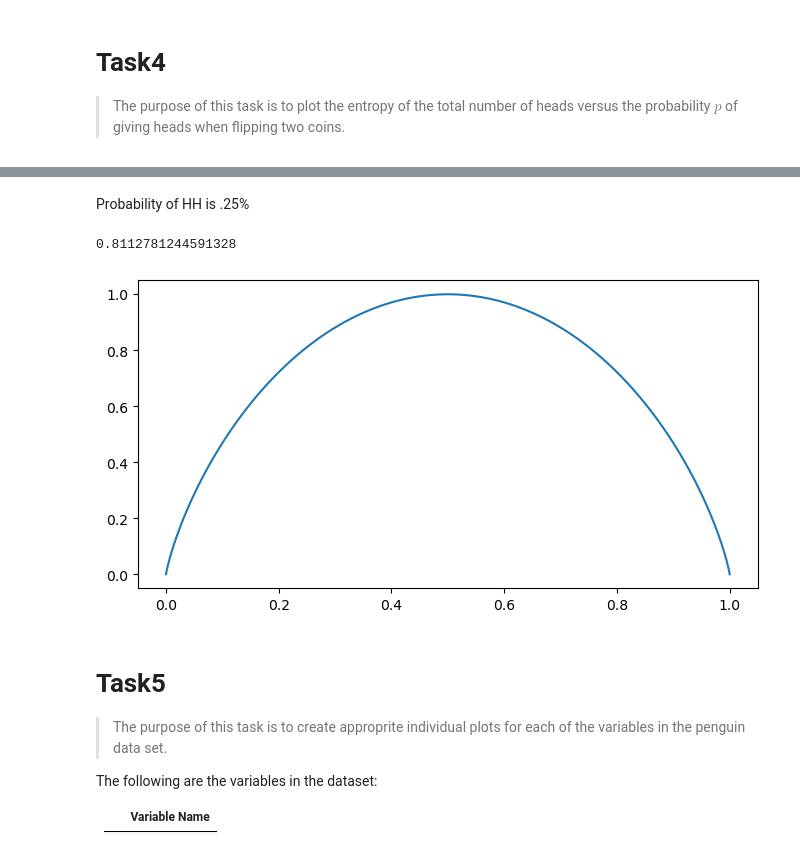
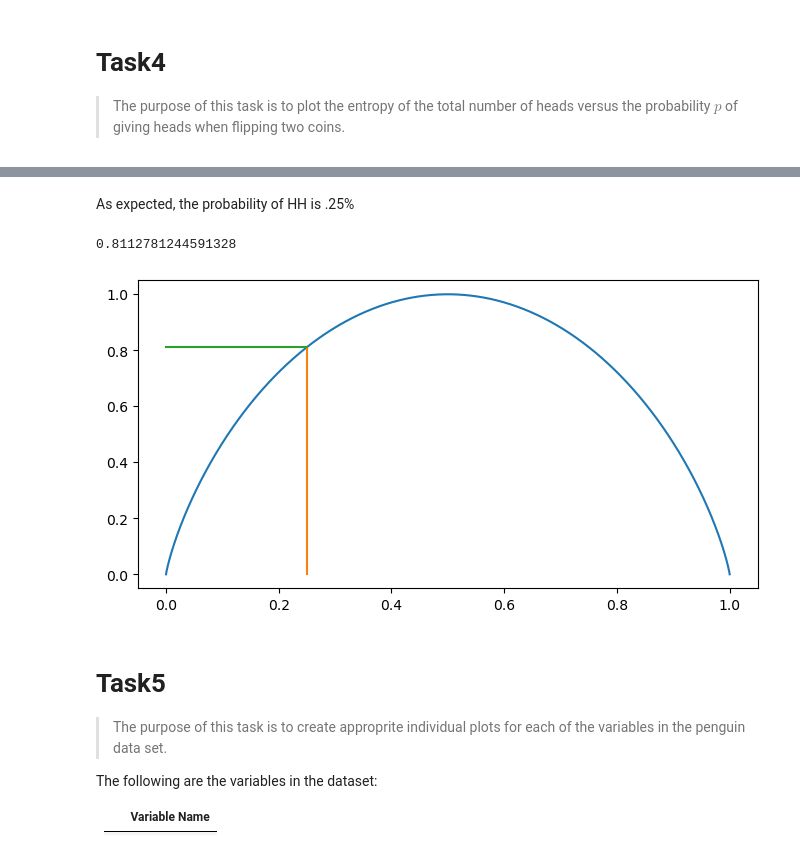
Before and after one commit to PeeBs68/fund_da, a Jupyter notebook: tasks.ipynb, the cells around one changed output, grey strips where cells are left out. Saved outputs shown, nothing was run; the diff lists cells and outputs as text; code cells hidden in the pictures.

Commit message:
Updated Task4 graph and comments

```diff
--- a/tasks.ipynb
+++ b/tasks.ipynb
@@ -467,3 +467,3 @@ ax.bar(x, counts);
 # %% [markdown]
-Probability of HH is .25%
+As expected, the probability of HH is .25%
 # %%
@@ -480,16 +480,19 @@ H(0.25)
 # %%
 # Plotting Entropy
 
 fig, ax = plt.subplots(figsize= (8,4))
 
 # p is a probability
 
 p = np.linspace(0.000001, 0.999999, 10001)
 
 
 ax.plot(p, H(p));
+# Add lines to indicate where our Probability (25%) and Entropy (0.81) meet
+plt.plot((0.25, 0.25), (0.0, 0.81));
+plt.plot((0.0, 0.25), (0.81, 0.81));
 # %% [output]
-[figure, old version]
+[figure, new version]
 # %% [markdown]
 # Task5
 
```
Also changed, not shown: parts of 8 cells of this notebook.
